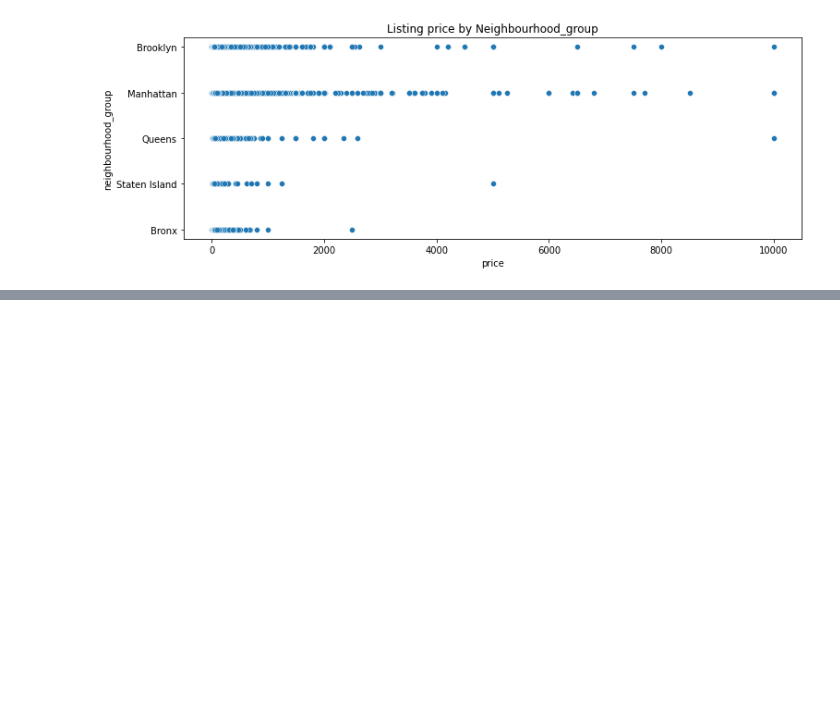
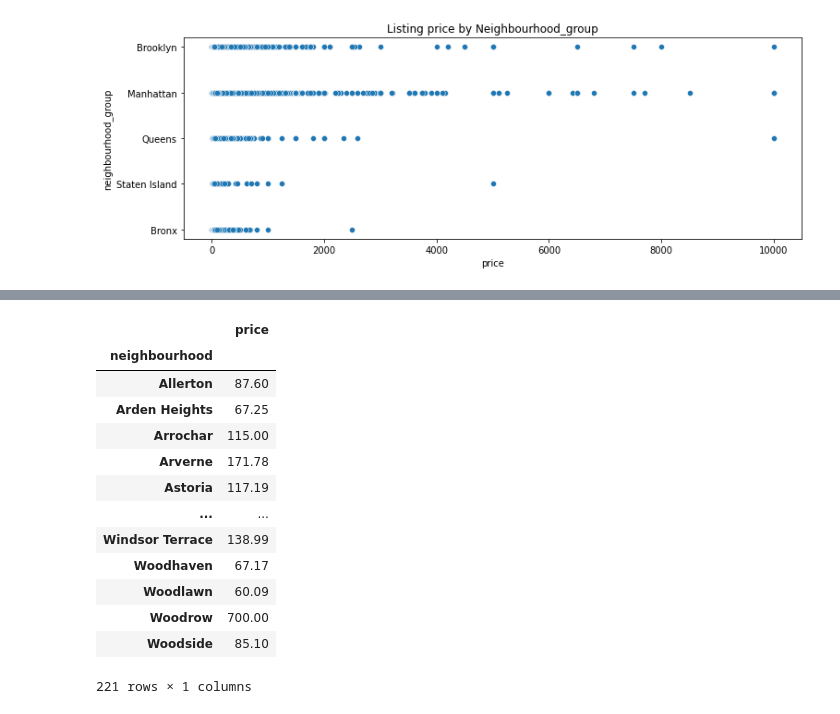
Before and after one commit to KunalSharma2001/Data-Analysis-Projects, a Jupyter notebook: NYC_Airbnb_DataAnalysis.ipynb, the cells around one changed output, grey strips where cells are left out. Drawn from its saved outputs; the diff is of its cells as text; code cells hidden in the pictures; blank space fills up the shorter version.

```diff
--- a/NYC_Airbnb_DataAnalysis.ipynb
+++ b/NYC_Airbnb_DataAnalysis.ipynb
@@ -732,0 +733,4 @@ c
+# %%
+# finding out the average listing price for each neighbourhood
+ngbh_grp = nyc_logs.groupby('neighbourhood')['price'].mean().round(2)
+ngbh_grp
@@ -732,0 +751,20 @@ c
+# %%
+# converting the listing to dataframe
+
+ngbh_grp = ngbh_grp.to_frame()
+ngbh_grp
+# %% [output]
+|  | price |
+| neighbourhood |  |
+| Allerton | 87.60 |
+| Arden Heights | 67.25 |
+| Arrochar | 115.00 |
+| Arverne | 171.78 |
+| Astoria | 117.19 |
+| ... | ... |
+| Windsor Terrace | 138.99 |
+| Woodhaven | 67.17 |
+| Woodlawn | 60.09 |
+| Woodrow | 700.00 |
+| Woodside | 85.10 |
+221 rows × 1 columns
```
Also changed, not shown: parts of 7 cells of this notebook.
